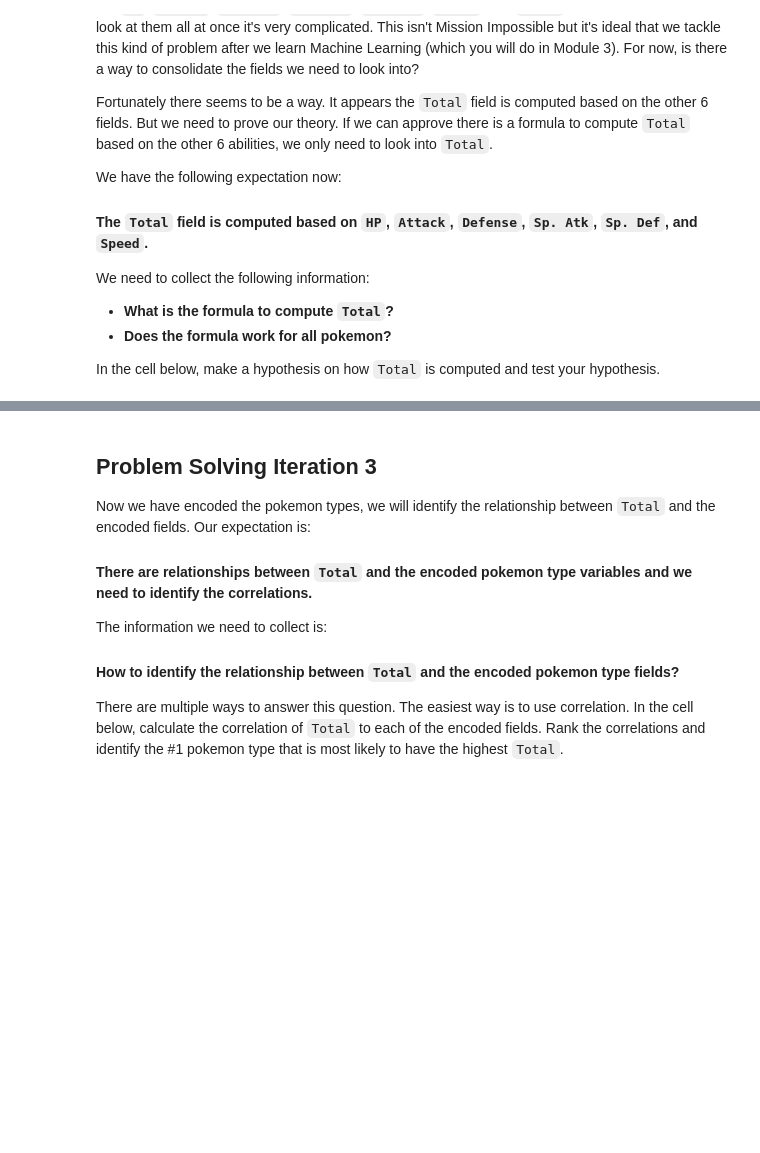
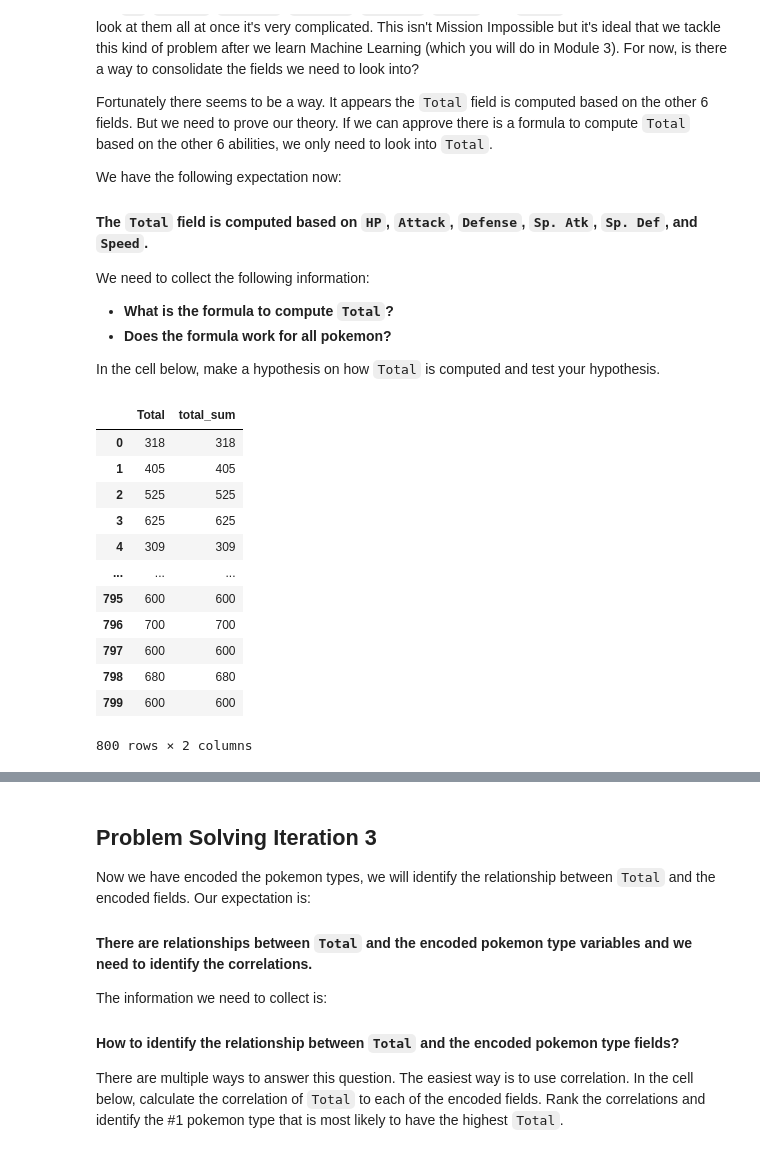
Before and after one commit to HEBA-7/dataptmad0522_labs, a Jupyter notebook: module-1/dataframe-calculations/your-code/challenge-2.ipynb, the cells around one changed output, grey strips where cells are left out. Saved outputs shown, nothing was run; the diff lists cells and outputs as text; code cells hidden in the pictures; blank space fills up the shorter version.

```diff
--- a/module-1/dataframe-calculations/your-code/challenge-2.ipynb
+++ b/module-1/dataframe-calculations/your-code/challenge-2.ipynb
@@ -46,0 +61,21 @@ In the cell below, make a hypothesis on how `Total` is computed and test your hy
+# %%
+#hipothesis: Total = sum of the rows of the next columns "HP", "Attack", "Defense", "Sp. Atk", "Sp. Def", "Speed"
+#first I've calculated the sum of all the columns
+#then I've create a dataframe with the value of the Total column in pokemon and the new one total_sum
+pokemon["total_sum"] = pokemon[["HP", "Attack", "Defense", "Sp. Atk", "Sp. Def", "Speed"]].sum(axis=1)
+condition = pd.DataFrame(pokemon, columns = ["Total", "total_sum"])
+condition
+# %% [output]
+|  | Total | total_sum |
+| 0 | 318 | 318 |
+| 1 | 405 | 405 |
+| 2 | 525 | 525 |
+| 3 | 625 | 625 |
+| 4 | 309 | 309 |
+| ... | ... | ... |
+| 795 | 600 | 600 |
+| 796 | 700 | 700 |
+| 797 | 600 | 600 |
+| 798 | 680 | 680 |
+| 799 | 600 | 600 |
+800 rows × 2 columns
```
Also changed, not shown: parts of 7 cells of this notebook.
